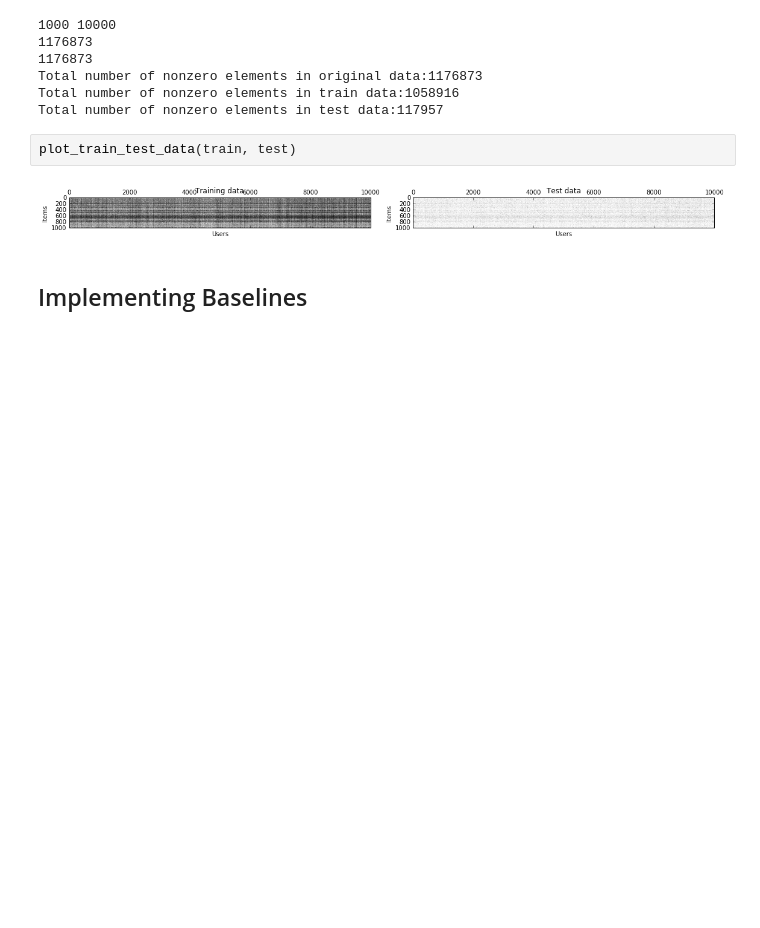
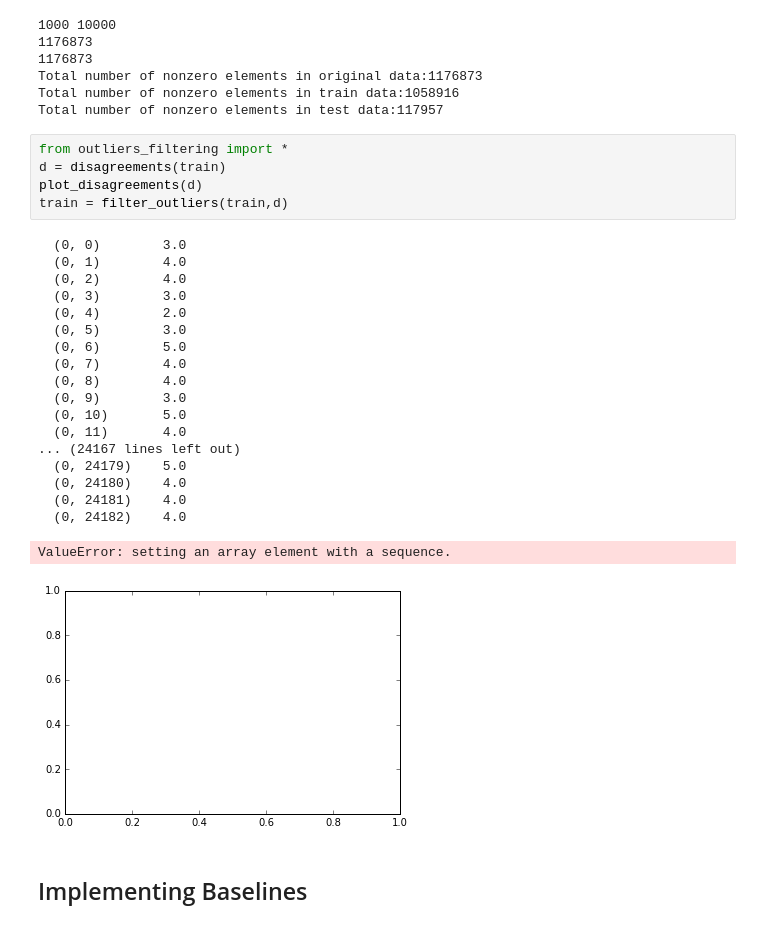
Before and after one commit to mthambipillai/recommender_system, a Jupyter notebook: Notebook/ex10.ipynb, the cells around one changed output. Saved outputs shown, nothing was run; the diff lists cells and outputs as text; blank space fills up the shorter version.

Commit message:
create filtering function

```diff
--- a/Notebook/ex10.ipynb
+++ b/Notebook/ex10.ipynb
@@ -46,10 +46,31 @@ valid_ratings, train, test = split_data(
 Total number of nonzero elements in original data:1176873
 Total number of nonzero elements in train data:1058916
 Total number of nonzero elements in test data:117957
-# %%
-plot_train_test_data(train, test)
-# %% [output]
-[figure, removed]
+# %%
+from outliers_filtering import *
+d = disagreements(train)
+plot_disagreements(d)
+train = filter_outliers(train,d)
+# %% [output]
+  (0, 0)        3.0
+  (0, 1)        4.0
+  (0, 2)        4.0
+  (0, 3)        3.0
+  (0, 4)        2.0
+  (0, 5)        3.0
+  (0, 6)        5.0
+  (0, 7)        4.0
+  (0, 8)        4.0
+  (0, 9)        3.0
+  (0, 10)       5.0
+  (0, 11)       4.0
+... (24167 lines left out)
+  (0, 24179)    5.0
+  (0, 24180)    4.0
+  (0, 24181)    4.0
+  (0, 24182)    4.0
+ValueError: setting an array element with a sequence.
+[figure, added]
 # %% [markdown]
 ## Implementing Baselines
 # %% [markdown]
```
Also changed, not shown: parts of 8 cells of this notebook, 1 other file.
